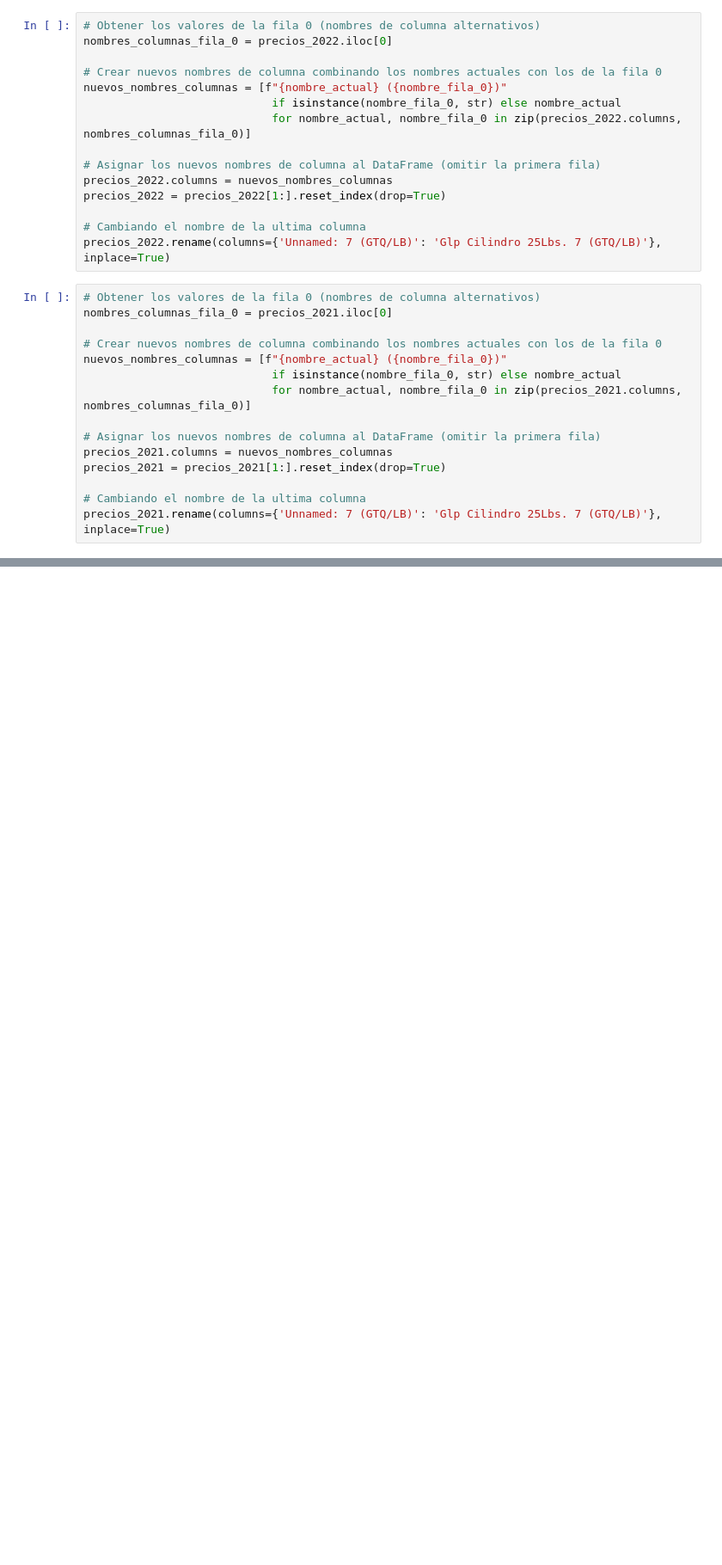
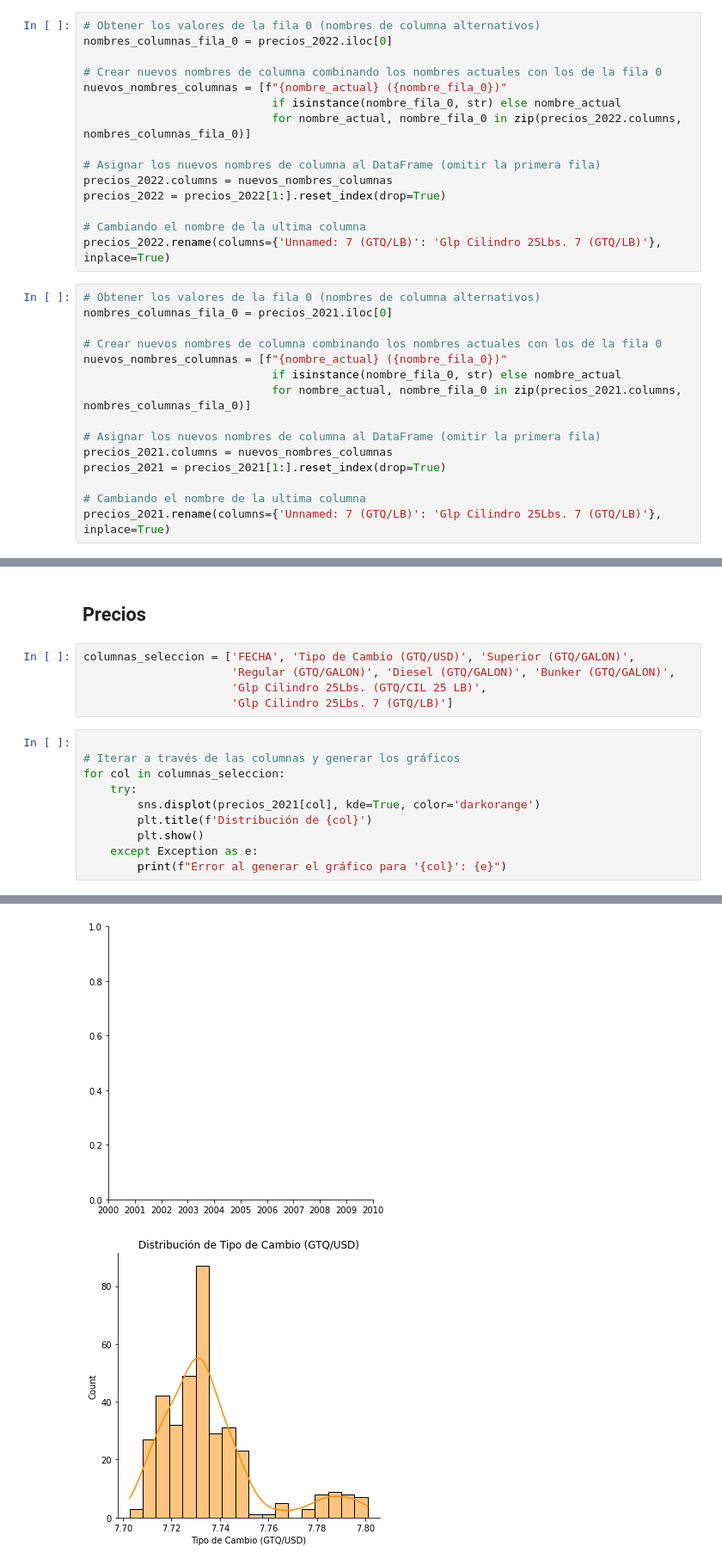
Before and after one commit to CristopherBarrios/Lab2-SeriesDeTiempo-DataScience, a Jupyter notebook: lab2.ipynb, the cells around one changed output, grey strips where cells are left out. Shown: that part at 86% size. Drawn from its saved outputs; the diff is of its cells as text; blank space fills up the shorter version.

```diff
--- a/lab2.ipynb
+++ b/lab2.ipynb
@@ -227,0 +256,18 @@ precios_2021.head()
+# %% [markdown]
+## Precios
+# %%
+columnas_seleccion = ['FECHA', 'Tipo de Cambio (GTQ/USD)', 'Superior (GTQ/GALON)',
+                      'Regular (GTQ/GALON)', 'Diesel (GTQ/GALON)', 'Bunker (GTQ/GALON)',
+                      'Glp Cilindro 25Lbs. (GTQ/CIL 25 LB)',
+                      'Glp Cilindro 25Lbs. 7 (GTQ/LB)']
+# %%
+
+# Iterar a través de las columnas y generar los gráficos
+for col in columnas_seleccion:
+    try:
+        sns.displot(precios_2021[col], kde=True, color='darkorange')
+        plt.title(f'Distribución de {col}')
+        plt.show()
+    except Exception as e:
+        print(f"Error al generar el gráfico para '{col}': {e}")
+# %% [output]
@@ -227,0 +286,2 @@ precios_2021.head()
+[figure, added]
+[figure, added]
```
Also changed, not shown: parts of 9 cells of this notebook.
